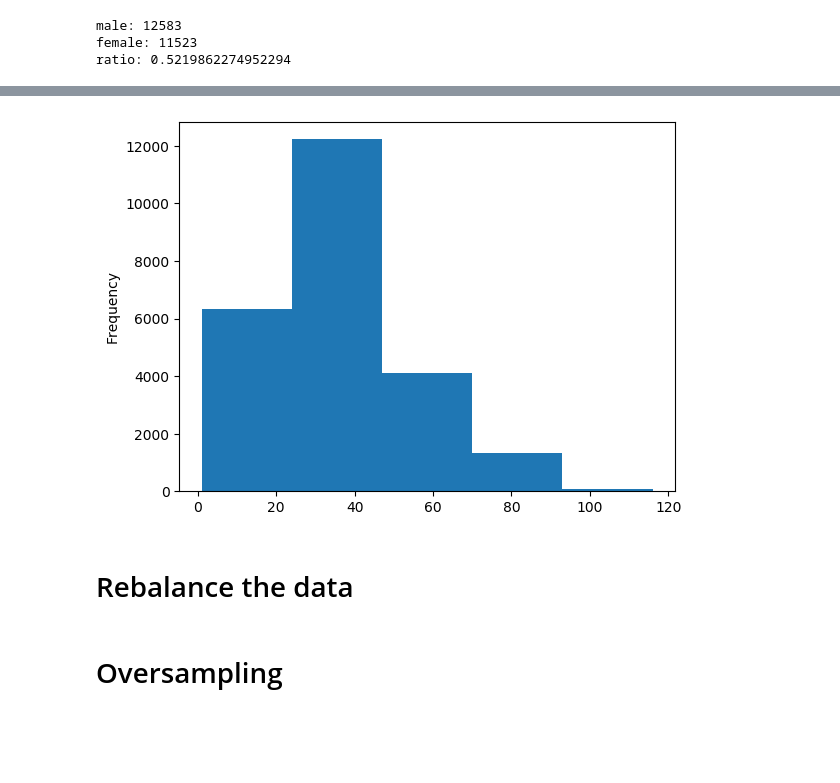
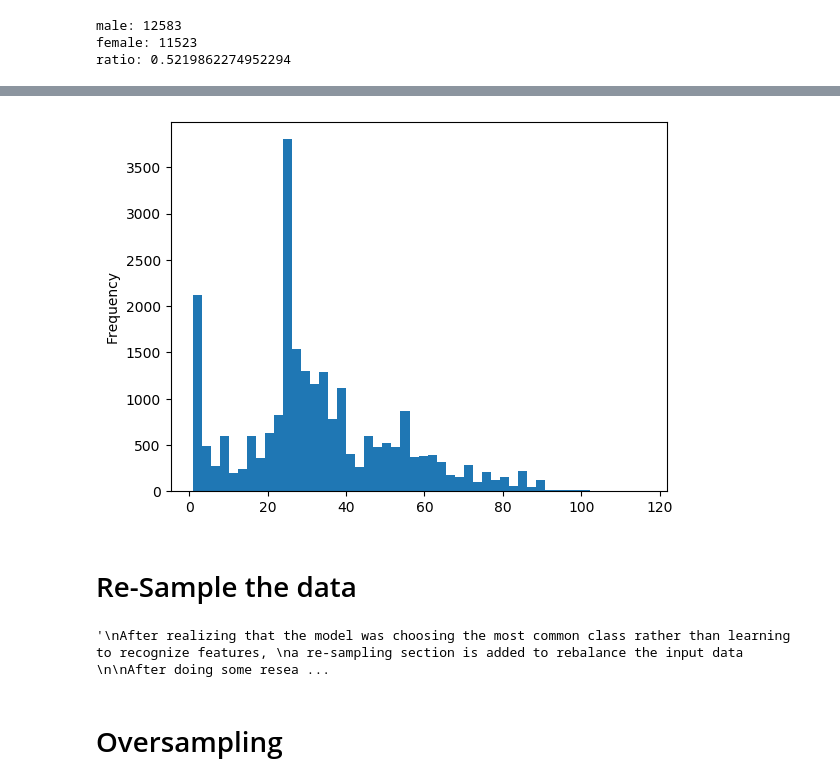
Before and after one commit to acrain0906/AGE-Detection, a Jupyter notebook: Data Analysis.ipynb, the cells around one changed output, grey strips where cells are left out. Cells and saved outputs as stored; diff of their text form; code cells hidden in the pictures; blank space fills up the shorter version.

Commit message:
Analyzed data to see distribution of output

```diff
--- a/Data Analysis.ipynb
+++ b/Data Analysis.ipynb
@@ -100,5 +74,3 @@ summary.shape
-# %%
-summary = summary3
 # %% [markdown]
 # Statistics
 # %%
@@ -159,10 +121,24 @@ plt.show()
 # %%
 # Age distribution
-ax = df['age'].plot.hist(rot=0, bins=5)
+ax = df['age'].plot.hist(rot=0, bins=50)
 # %% [output]
-[figure, old version]
+[figure, new version]
 # %% [markdown]
-# Rebalance the data
+# Re-Sample the data
+# %%
+"""
+After realizing that the model was choosing the most common class rather than learning to recognize features,
+a re-sampling section is added to rebalance the input data
+
+After doing some research, it seems that while re-sampling can help classification problems, it is not as
+helpful for regression problems.  Also, re-thinking the model,  Age should be a linear rather than categorical variable.   Thus, it is not useful to distort the regressor.
+
+https://stats.stackexchange.com/questions/30162/sampling-for-imbalanced-data-in-regression
+
+To base sampling off of inputs, should use imblearn after croping faces.
+"""
+# %% [output]
+'\nAfter realizing that the model was choosing the most common class rather than learning to recognize features, \na re-sampling section is added to rebalance the input data \n\nAfter doing some resea ...
 # %%
 # remove ages above 80 (optliers), merge into 80+ category
 # close age range?
```
Also changed, not shown: parts of 19 cells of this notebook.
